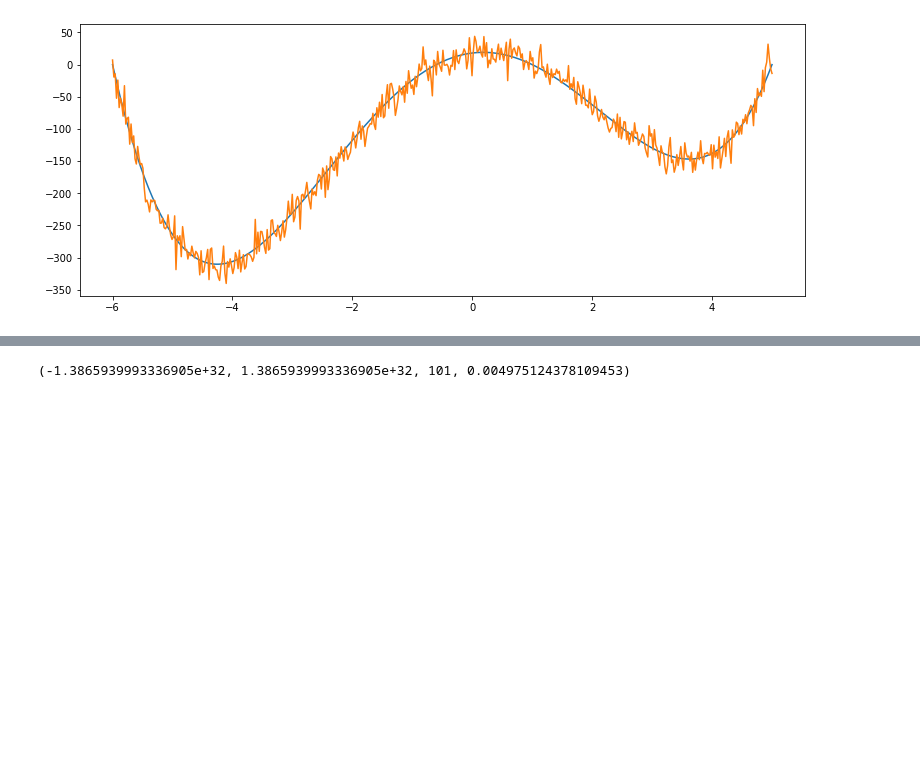
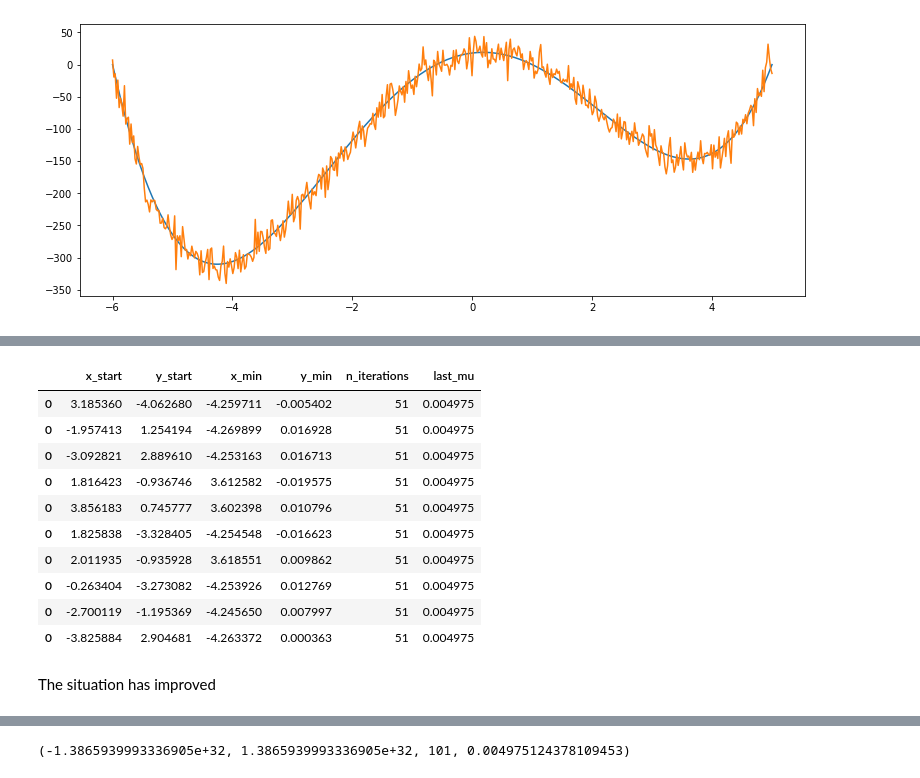
Before and after one commit to matbun/Num-opt, a Jupyter notebook: p2/Stochastic steepest descent - Matteo Bunino.ipynb, the cells around one changed output, grey strips where cells are left out. Saved outputs shown, nothing was run; the diff lists cells and outputs as text; code cells hidden in the pictures; blank space fills up the shorter version.

```diff
--- a/p2/Stochastic steepest descent - Matteo Bunino.ipynb
+++ b/p2/Stochastic steepest descent - Matteo Bunino.ipynb
@@ -139,0 +235,31 @@ plt.show()
+# %%
+results_tuned = pd.DataFrame()
+
+n_points = 10
+
+x = np.random.uniform(-6,5,n_points)
+y = np.random.uniform(-5,5,n_points)
+
+# min mu: the smallest step before stopping
+mu_min = 0.005
+
+for i in range(n_points):
+    x_min, y_min, n_iter, last_mu = stochastic_sd(x[i],y[i],f_noise,mu_min,A=1,B=150,maxiter=200)
+    results_tuned = results_tuned.append([[x[i], y[i], x_min, y_min, n_iter, last_mu]])
+
+results_tuned.columns = ['x_start','y_start','x_min','y_min','n_iterations','last_mu']
+results_tuned
+# %% [output]
+|  | x_start | y_start | x_min | y_min | n_iterations | last_mu |
+| 0 | 3.185360 | -4.062680 | -4.259711 | -0.005402 | 51 | 0.004975 |
+| 0 | -1.957413 | 1.254194 | -4.269899 | 0.016928 | 51 | 0.004975 |
+| 0 | -3.092821 | 2.889610 | -4.253163 | 0.016713 | 51 | 0.004975 |
+| 0 | 1.816423 | -0.936746 | 3.612582 | -0.019575 | 51 | 0.004975 |
+| 0 | 3.856183 | 0.745777 | 3.602398 | 0.010796 | 51 | 0.004975 |
+| 0 | 1.825838 | -3.328405 | -4.254548 | -0.016623 | 51 | 0.004975 |
+| 0 | 2.011935 | -0.935928 | 3.618551 | 0.009862 | 51 | 0.004975 |
+| 0 | -0.263404 | -3.273082 | -4.253926 | 0.012769 | 51 | 0.004975 |
+| 0 | -2.700119 | -1.195369 | -4.245650 | 0.007997 | 51 | 0.004975 |
+| 0 | -3.825884 | 2.904681 | -4.263372 | 0.000363 | 51 | 0.004975 |
+# %% [markdown]
+The situation has improved
```
Also changed, not shown: parts of 24 cells of this notebook, 4 other files.
